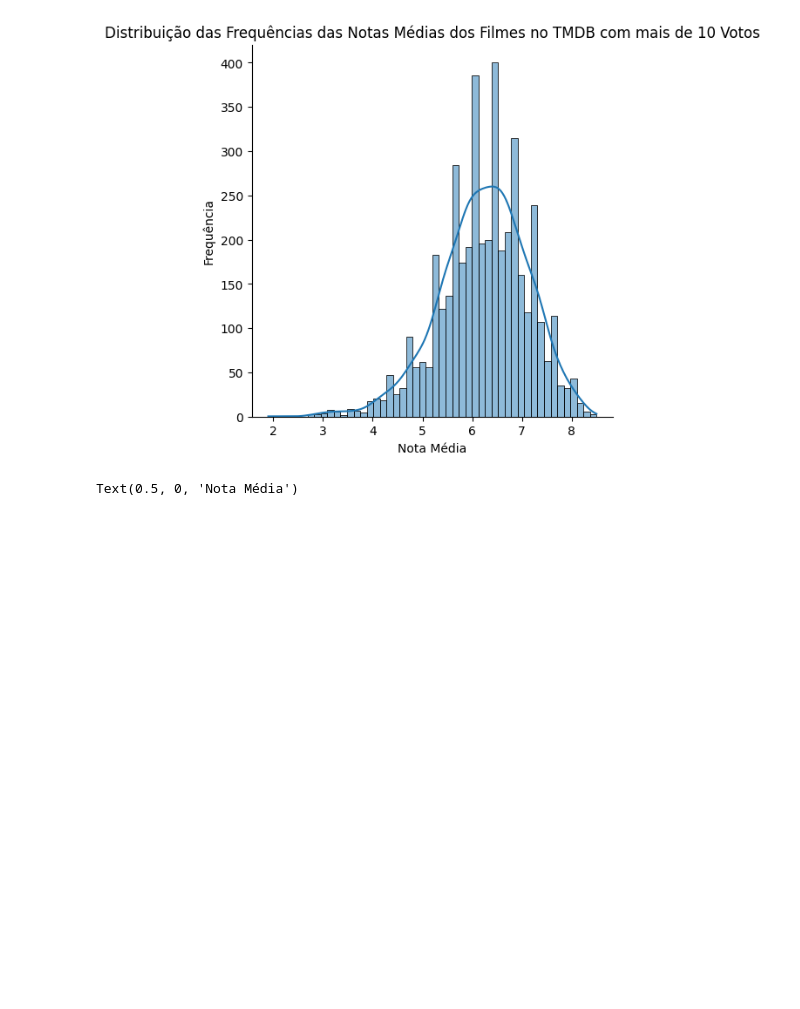
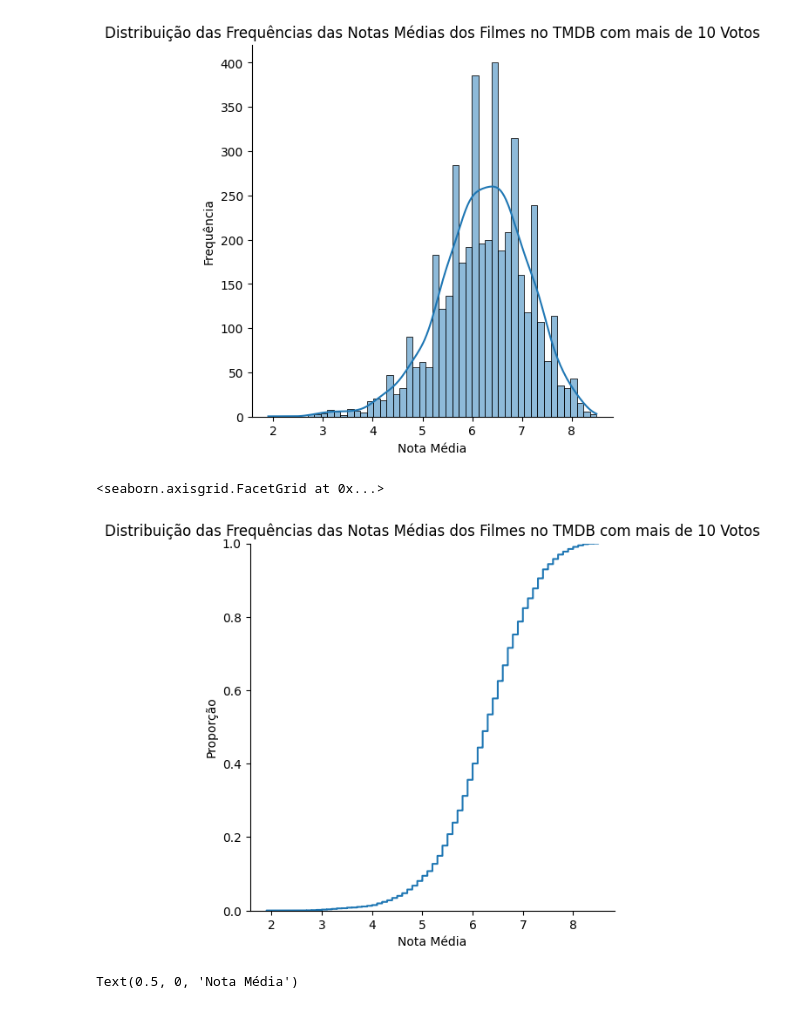
Before and after one commit to lemaldonadogm/Courses, a Jupyter notebook: Statistics/data-science-introducao-a-testes-estatisticos-com-python-aula0/Curso_testes_estatísticos_Data_Sciente.ipynb, the cells around one changed output. Saved outputs shown, nothing was run; the diff lists cells and outputs as text; code cells hidden in the pictures; blank space fills up the shorter version.

```diff
--- a/Statistics/data-science-introducao-a-testes-estatisticos-com-python-aula0/Curso_testes_estatísticos_Data_Sciente.ipynb
+++ b/Statistics/data-science-introducao-a-testes-estatisticos-com-python-aula0/Curso_testes_estatísticos_Data_Sciente.ipynb
@@ -92,6 +92,15 @@ ax.set_ylabels('Frequência')
 # %% [output]
 <seaborn.axisgrid.FacetGrid at 0x...>
 [figure]
+# %%
+ax = sns.displot(tmdb_com_mais_de_10_votos['vote_average'],
+                 kind = 'ecdf')
+ax.set(title='Distribuição das Frequências das Notas Médias dos Filmes no TMDB com mais de 10 Votos')
+ax.set_xlabels('Nota Média')
+ax.set_ylabels('Proporção')
+# %% [output]
+<seaborn.axisgrid.FacetGrid at 0x...>
+[figure, added]
 # %%
 ax = sns.boxplot(tmdb_com_mais_de_10_votos['vote_average'], orient='h')
 ax.set_title('Boxplot das Notas Médias dos Filmes no TMDB com mais de 10 Votos')
```
Also changed, not shown: parts of 6 cells of this notebook, 3 other files.
